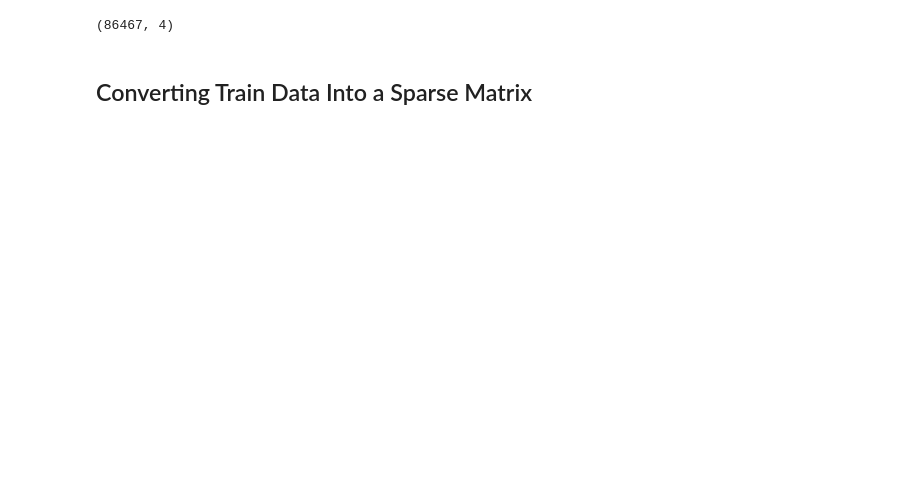
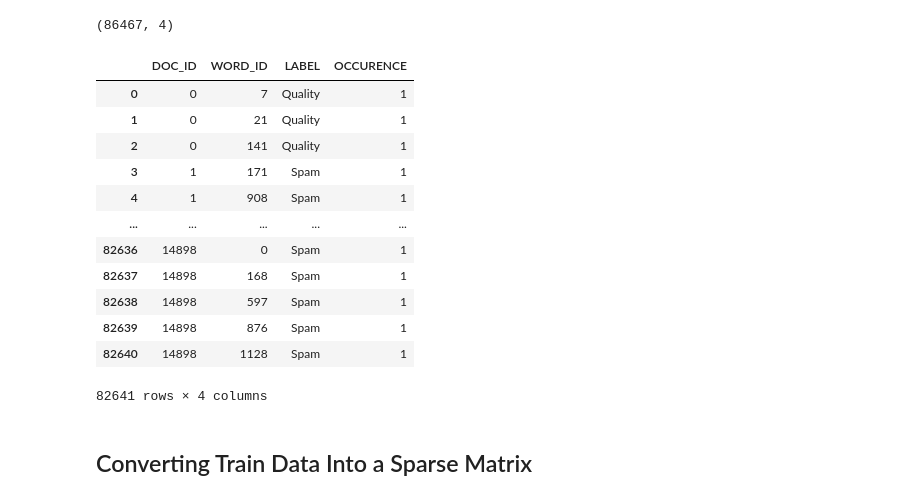
Before and after one commit to AlexHappyCode/CSC845-twitter-spam-detection, a Jupyter notebook: alex/NLP.ipynb, the cells around one changed output. Drawn from its saved outputs; the diff is of its cells as text; code cells hidden in the pictures; blank space fills up the shorter version.

```diff
--- a/alex/NLP.ipynb
+++ b/alex/NLP.ipynb
@@ -464,7 +483,23 @@ sparse_data_df.shape
 # %% [output]
 (86467, 4)
 # %%
-data_grouped = data_grouped.groupby(['DOC_ID', 'WORD_ID', 'LABEL']).sum().reset_index()
+data_grouped = sparse_data_df.groupby(['DOC_ID', 'WORD_ID', 'LABEL']).sum().reset_index()
+# %%
+data_grouped
+# %% [output]
+|  | DOC_ID | WORD_ID | LABEL | OCCURENCE |
+| 0 | 0 | 7 | Quality | 1 |
+| 1 | 0 | 21 | Quality | 1 |
+| 2 | 0 | 141 | Quality | 1 |
+| 3 | 1 | 171 | Spam | 1 |
+| 4 | 1 | 908 | Spam | 1 |
+| ... | ... | ... | ... | ... |
+| 82636 | 14898 | 0 | Spam | 1 |
+| 82637 | 14898 | 168 | Spam | 1 |
+| 82638 | 14898 | 597 | Spam | 1 |
+| 82639 | 14898 | 876 | Spam | 1 |
+| 82640 | 14898 | 1128 | Spam | 1 |
+82641 rows × 4 columns
 # %% [markdown]
 ##  Converting Train Data Into a Sparse Matrix
 # %%
```
Also changed, not shown: parts of 14 cells of this notebook, 2 other files.
